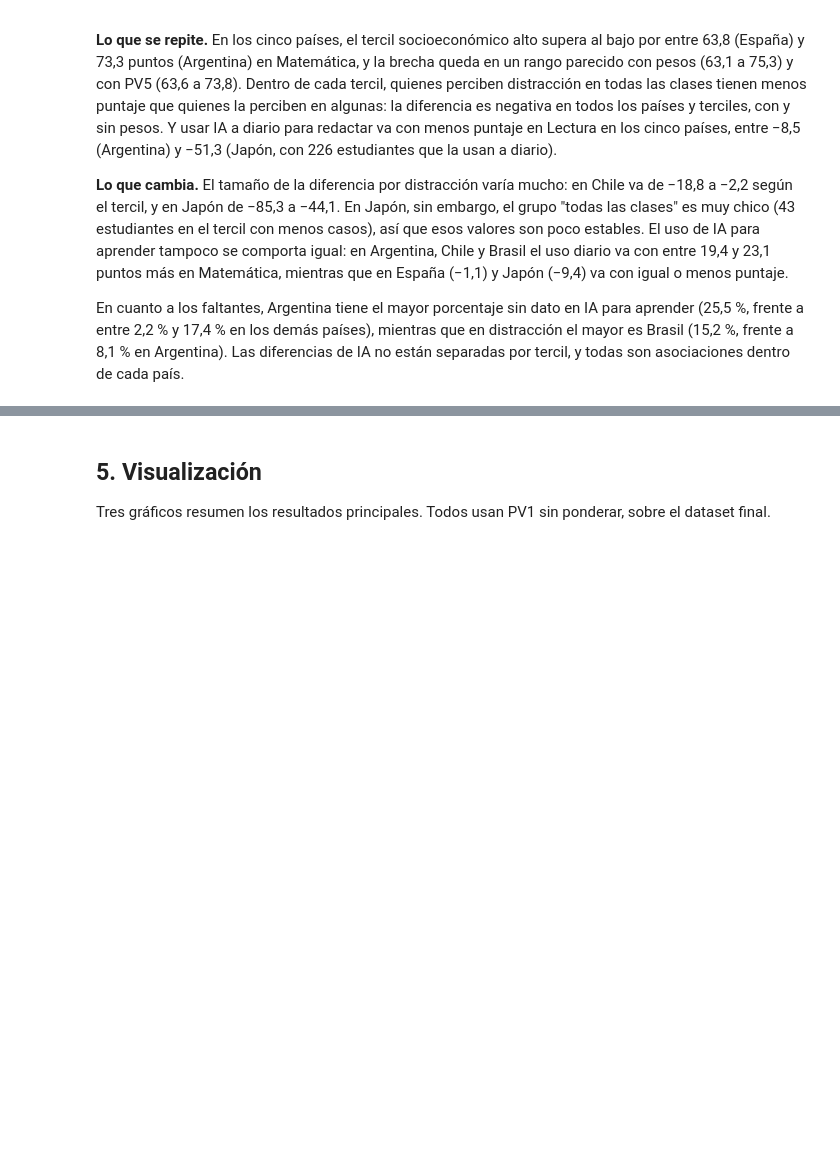
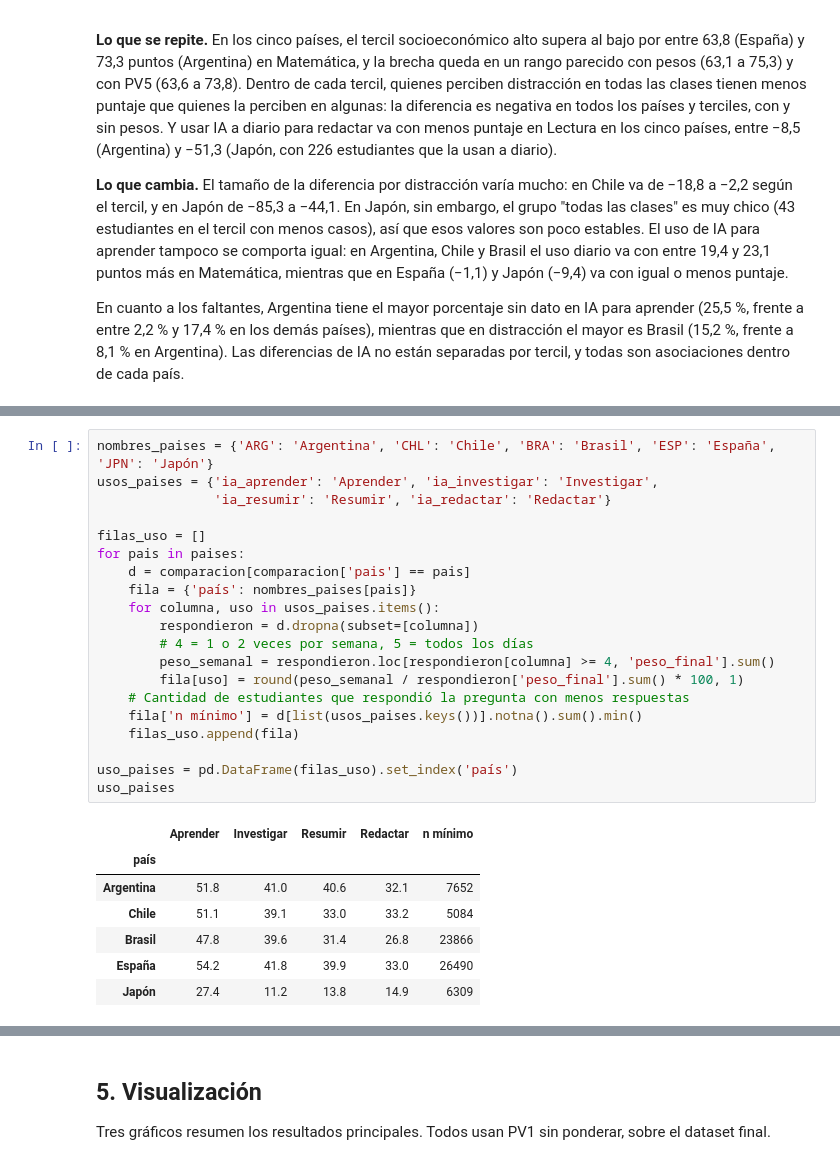
Before and after one commit to ManuelBernardez/PISA-data-analysis, a Jupyter notebook: data_challenge_pisa_argentina.ipynb, the cells around one changed output, grey strips where cells are left out. Cells and saved outputs as stored; diff of their text form; blank space fills up the shorter version.

```diff
--- a/data_challenge_pisa_argentina.ipynb
+++ b/data_challenge_pisa_argentina.ipynb
@@ -1445,0 +1462,28 @@ En cuanto a los faltantes, Argentina tiene el mayor porcentaje sin dato en IA pa
+# %%
+nombres_paises = {'ARG': 'Argentina', 'CHL': 'Chile', 'BRA': 'Brasil', 'ESP': 'España', 'JPN': 'Japón'}
+usos_paises = {'ia_aprender': 'Aprender', 'ia_investigar': 'Investigar',
+               'ia_resumir': 'Resumir', 'ia_redactar': 'Redactar'}
+
+filas_uso = []
+for pais in paises:
+    d = comparacion[comparacion['pais'] == pais]
+    fila = {'país': nombres_paises[pais]}
+    for columna, uso in usos_paises.items():
+        respondieron = d.dropna(subset=[columna])
+        # 4 = 1 o 2 veces por semana, 5 = todos los días
+        peso_semanal = respondieron.loc[respondieron[columna] >= 4, 'peso_final'].sum()
+        fila[uso] = round(peso_semanal / respondieron['peso_final'].sum() * 100, 1)
+    # Cantidad de estudiantes que respondió la pregunta con menos respuestas
+    fila['n mínimo'] = d[list(usos_paises.keys())].notna().sum().min()
+    filas_uso.append(fila)
+
+uso_paises = pd.DataFrame(filas_uso).set_index('país')
+uso_paises
+# %% [output]
+|  | Aprender | Investigar | Resumir | Redactar | n mínimo |
+| país |  |  |  |  |  |
+| Argentina | 51.8 | 41.0 | 40.6 | 32.1 | 7652 |
+| Chile | 51.1 | 39.1 | 33.0 | 33.2 | 5084 |
+| Brasil | 47.8 | 39.6 | 31.4 | 26.8 | 23866 |
+| España | 54.2 | 41.8 | 39.9 | 33.0 | 26490 |
+| Japón | 27.4 | 11.2 | 13.8 | 14.9 | 6309 |
```
Also changed, not shown: parts of 22 cells of this notebook.
